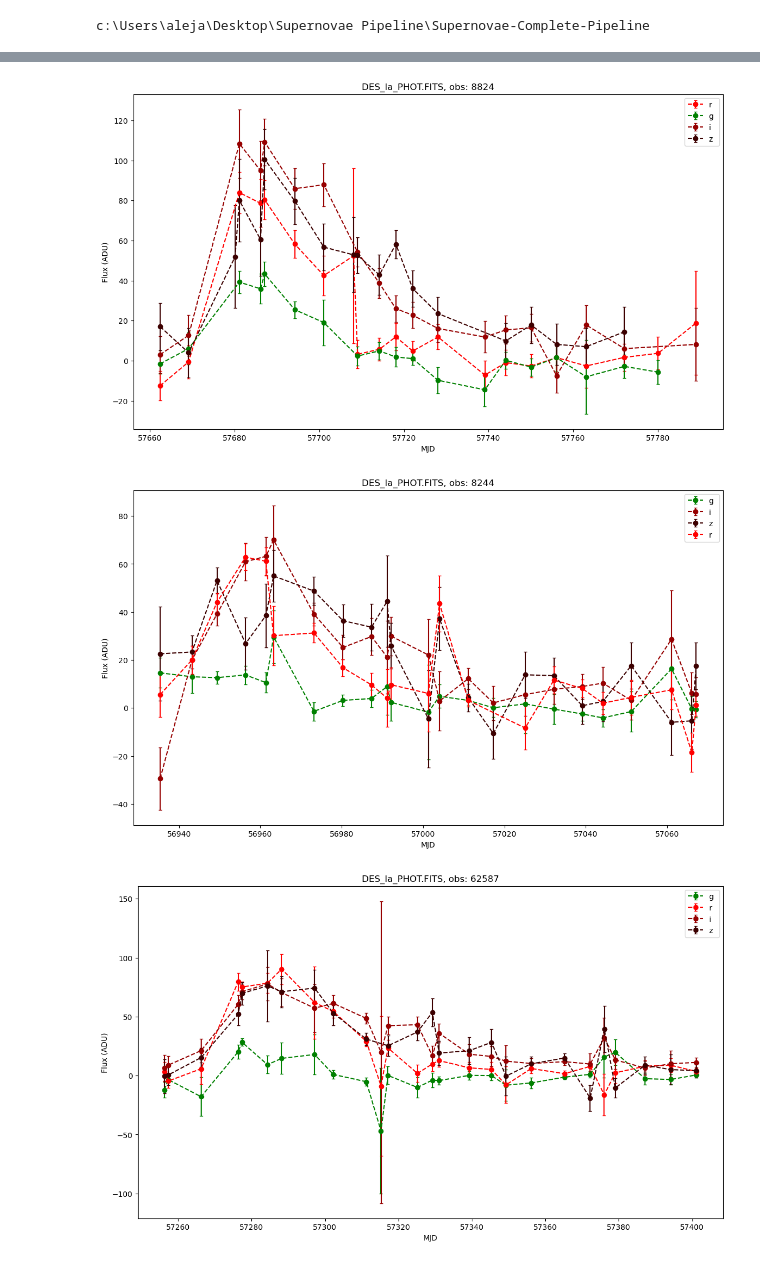
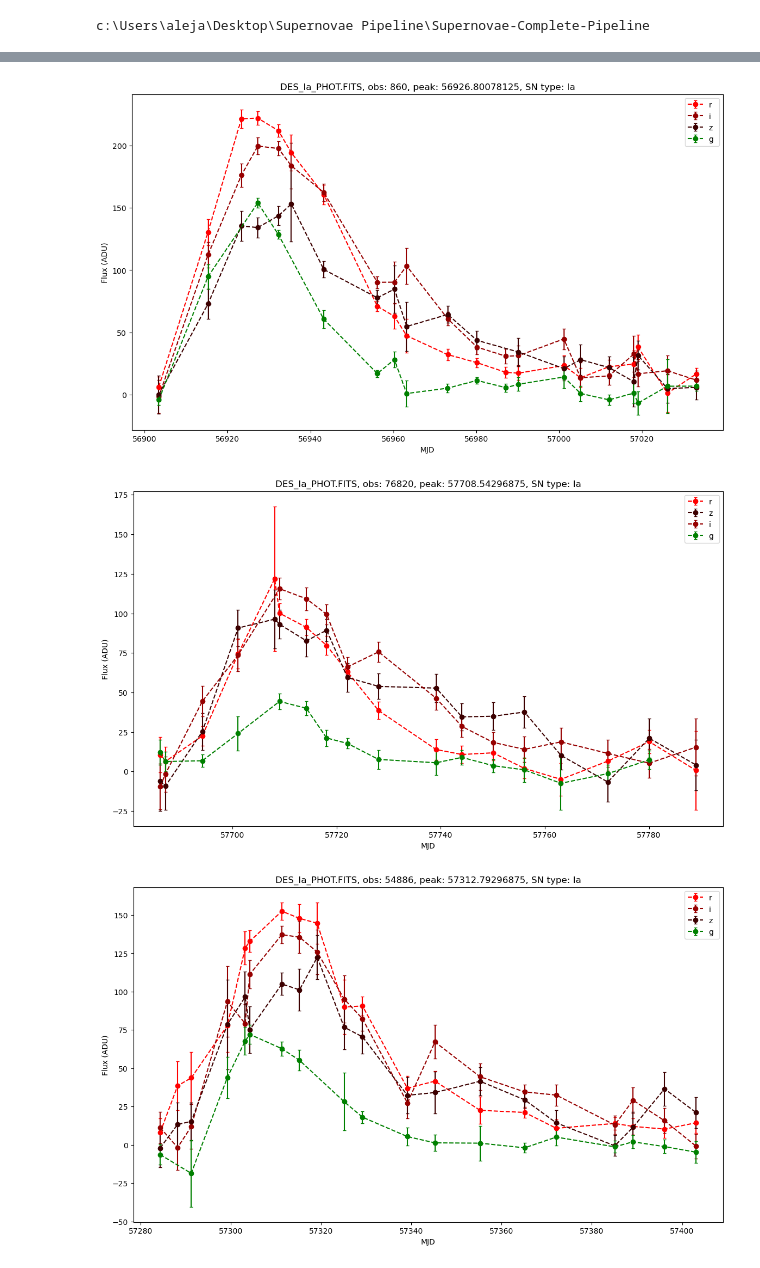
Before and after one commit to ale-cartes/Supernovae-Complete-Pipeline, a Jupyter notebook: Lightcurves/Ia/DES/Ia_DES_curves.ipynb, the cells around one changed output, grey strips where cells are left out. Cells and saved outputs as stored; diff of their text form; code cells hidden in the pictures.

```diff
--- a/Lightcurves/Ia/DES/Ia_DES_curves.ipynb
+++ b/Lightcurves/Ia/DES/Ia_DES_curves.ipynb
@@ -13,6 +13,7 @@ c:\Users\aleja\Desktop\Supernovae Pipeline\Supernovae-Complete-Pipeline
 # %%
 path_curves = "Lightcurves"
 file = path_curves + "/curves/Ia/DES/DES_Ia_PHOT.FITS"
+head_file = path_curves + "/curves/Ia/DES/DES_Ia_HEAD.FITS"
 
 curves = reader(file, fits_header=True)
 # %% [output]
@@ -53,9 +48,9 @@ curves
 n = len(curves['obs'].value_counts())
 print("# objects:", n)
 
-np.random.seed(66)
+np.random.seed(42)
 
-for i in np.random.randint(1, n, 20):
-    plotter(curves, i)
+for obs in np.random.randint(0, n, 5):
+    fig, ax = plotter(curves, obs, head_file=head_file)
 # %% [output]
 # objects: 100000
@@ -63,3 +58,3 @@ for i in np.random.randint(1, n, 20):
-[figure, old version]
+[figure, new version]
-[figure, old version]
+[figure, new version]
-[figure, old version]
+[figure, new version]
```
Also changed, not shown: parts of 3 cells of this notebook, 2 other files.
